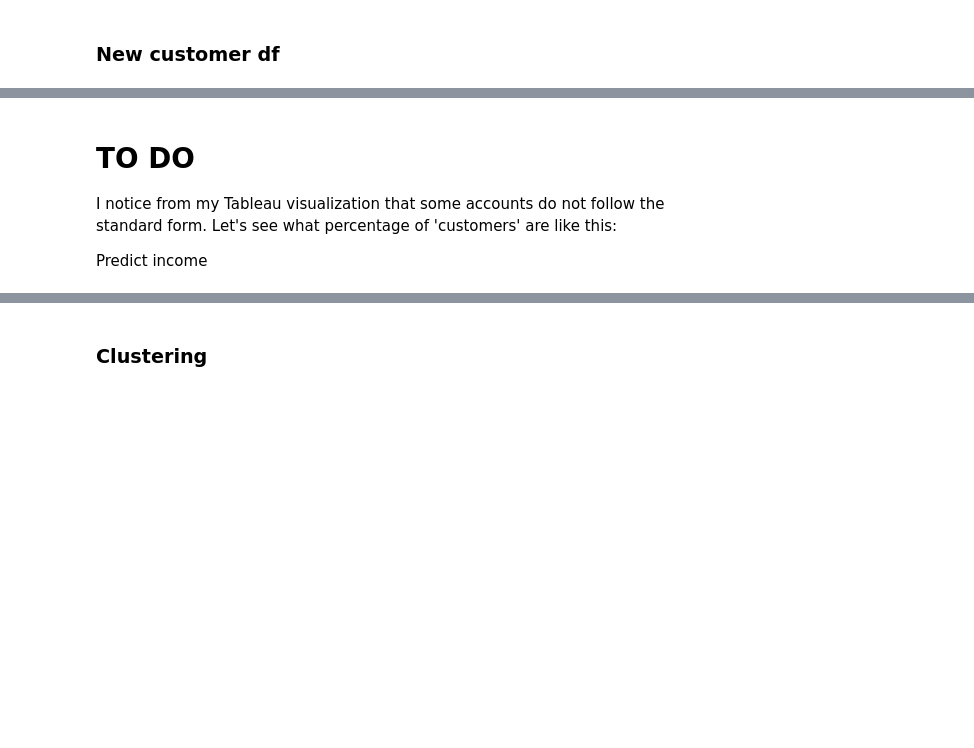
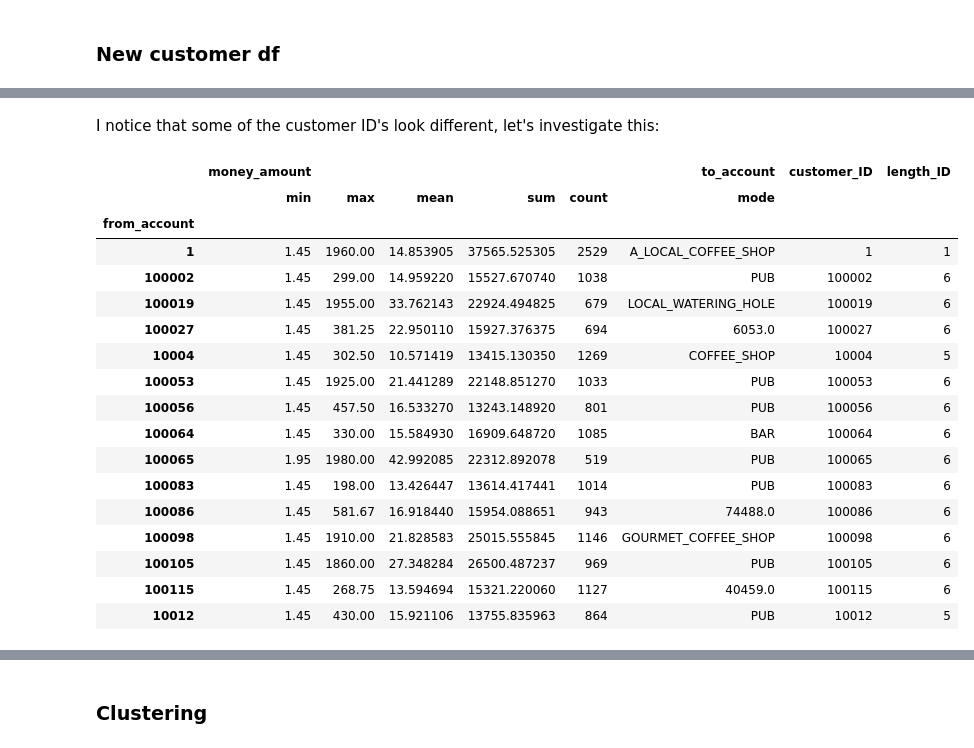
Before and after one commit to qt22010/DSMP-Grp24-, a Jupyter notebook: Sasha/cleaning_forIncomePrediction.ipynb, the cells around one changed output, grey strips where cells are left out. Cells and saved outputs as stored; diff of their text form; code cells hidden in the pictures; blank space fills up the shorter version.

```diff
--- a/Sasha/cleaning_forIncomePrediction.ipynb
+++ b/Sasha/cleaning_forIncomePrediction.ipynb
@@ -16,3 +18,6 @@ df=df.rename(columns={'from_totally_fake_account':'from_account', 'monopoly_mone
+# %%
+set(df['from_account'].dropna().round() == df['from_account'].dropna())
+df['from_account'] = df['from_account'].apply(lambda x: str(x).strip('.0') if str(x) != 'nan' else x)
 # %% [markdown]
 ### A few modifications
 # %%
@@ -271,7 +292,25 @@ from_account
-# %% [markdown]
-# TO DO
-
-
-I notice from my Tableau visualization that some accounts do not follow the standard form. Let's see what percentage of 'customers' are like this:
-
-Predict income
+# %% [markdown]
+I notice that some of the customer ID's look different, let's investigate this:
+# %%
+df_customers['customer_ID'] = df_customers.index
+df_customers['length_ID'] = df_customers['customer_ID'].apply(lambda x: len(x))
+df_customers.head(15)
+# %% [output]
+|  | money_amount |  |  |  |  | to_account | customer_ID | length_ID |
+|  | min | max | mean | sum | count | mode |  |  |
+| from_account |  |  |  |  |  |  |  |  |
+| 1 | 1.45 | 1960.00 | 14.853905 | 37565.525305 | 2529 | A_LOCAL_COFFEE_SHOP | 1 | 1 |
+| 100002 | 1.45 | 299.00 | 14.959220 | 15527.670740 | 1038 | PUB | 100002 | 6 |
+| 100019 | 1.45 | 1955.00 | 33.762143 | 22924.494825 | 679 | LOCAL_WATERING_HOLE | 100019 | 6 |
+| 100027 | 1.45 | 381.25 | 22.950110 | 15927.376375 | 694 | 6053.0 | 100027 | 6 |
+| 10004 | 1.45 | 302.50 | 10.571419 | 13415.130350 | 1269 | COFFEE_SHOP | 10004 | 5 |
+| 100053 | 1.45 | 1925.00 | 21.441289 | 22148.851270 | 1033 | PUB | 100053 | 6 |
+| 100056 | 1.45 | 457.50 | 16.533270 | 13243.148920 | 801 | PUB | 100056 | 6 |
+| 100064 | 1.45 | 330.00 | 15.584930 | 16909.648720 | 1085 | BAR | 100064 | 6 |
+| 100065 | 1.95 | 1980.00 | 42.992085 | 22312.892078 | 519 | PUB | 100065 | 6 |
+| 100083 | 1.45 | 198.00 | 13.426447 | 13614.417441 | 1014 | PUB | 100083 | 6 |
+| 100086 | 1.45 | 581.67 | 16.918440 | 15954.088651 | 943 | 74488.0 | 100086 | 6 |
+| 100098 | 1.45 | 1910.00 | 21.828583 | 25015.555845 | 1146 | GOURMET_COFFEE_SHOP | 100098 | 6 |
+| 100105 | 1.45 | 1860.00 | 27.348284 | 26500.487237 | 969 | PUB | 100105 | 6 |
+| 100115 | 1.45 | 268.75 | 13.594694 | 15321.220060 | 1127 | 40459.0 | 100115 | 6 |
+| 10012 | 1.45 | 430.00 | 15.921106 | 13755.835963 | 864 | PUB | 10012 | 5 |
```
Also changed, not shown: parts of 14 cells of this notebook.
